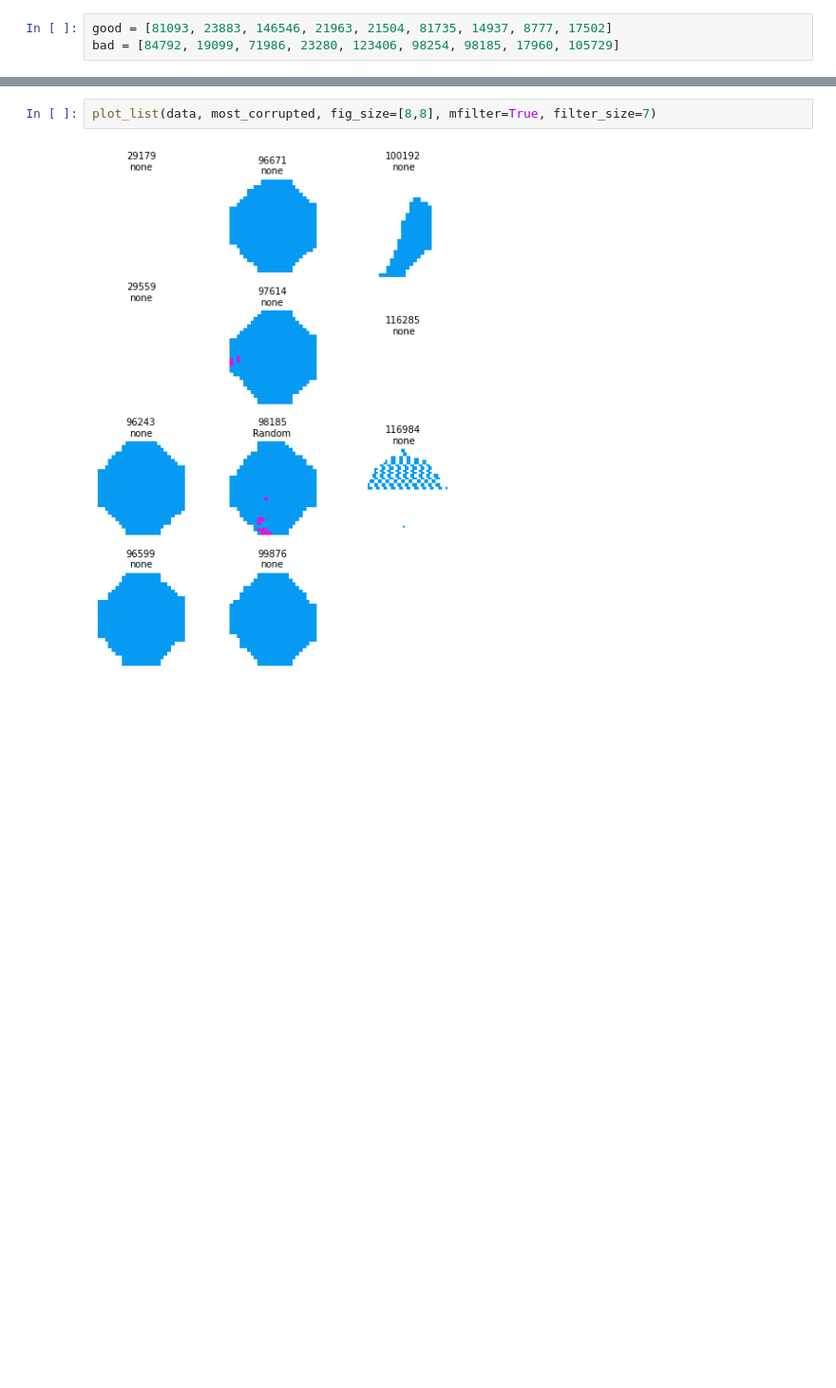
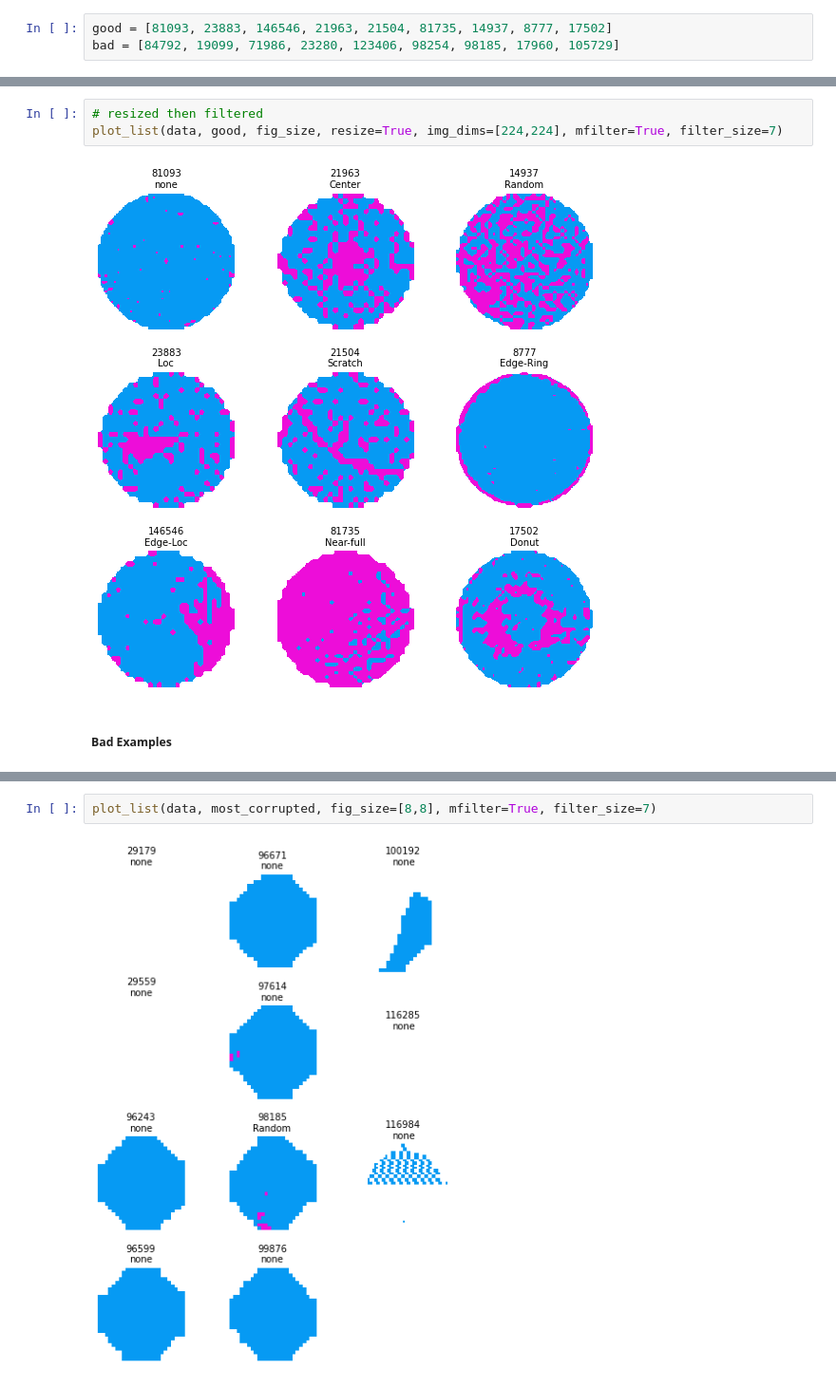
Before and after one commit to sngatzemeier/Wafer-Defect-Classification, a Jupyter notebook: Lea/eda/median_filter_exploration.ipynb, the cells around one changed output, grey strips where cells are left out. Shown at 95% size. Cells and saved outputs as stored; diff of their text form; blank space fills up the shorter version.

```diff
--- a/Lea/eda/median_filter_exploration.ipynb
+++ b/Lea/eda/median_filter_exploration.ipynb
@@ -200,0 +87,7 @@ plot_list(data, most_corrupted, fig_size=[8,8], mfilter=True, filter_size=filter
+# %%
+# resized then filtered
+plot_list(data, good, fig_size, resize=True, img_dims=[224,224], mfilter=True, filter_size=7)
+# %% [output]
+[figure, added]
+# %% [markdown]
+##### Bad Examples
```
Also changed, not shown: parts of 53 cells of this notebook, 5 other files.
